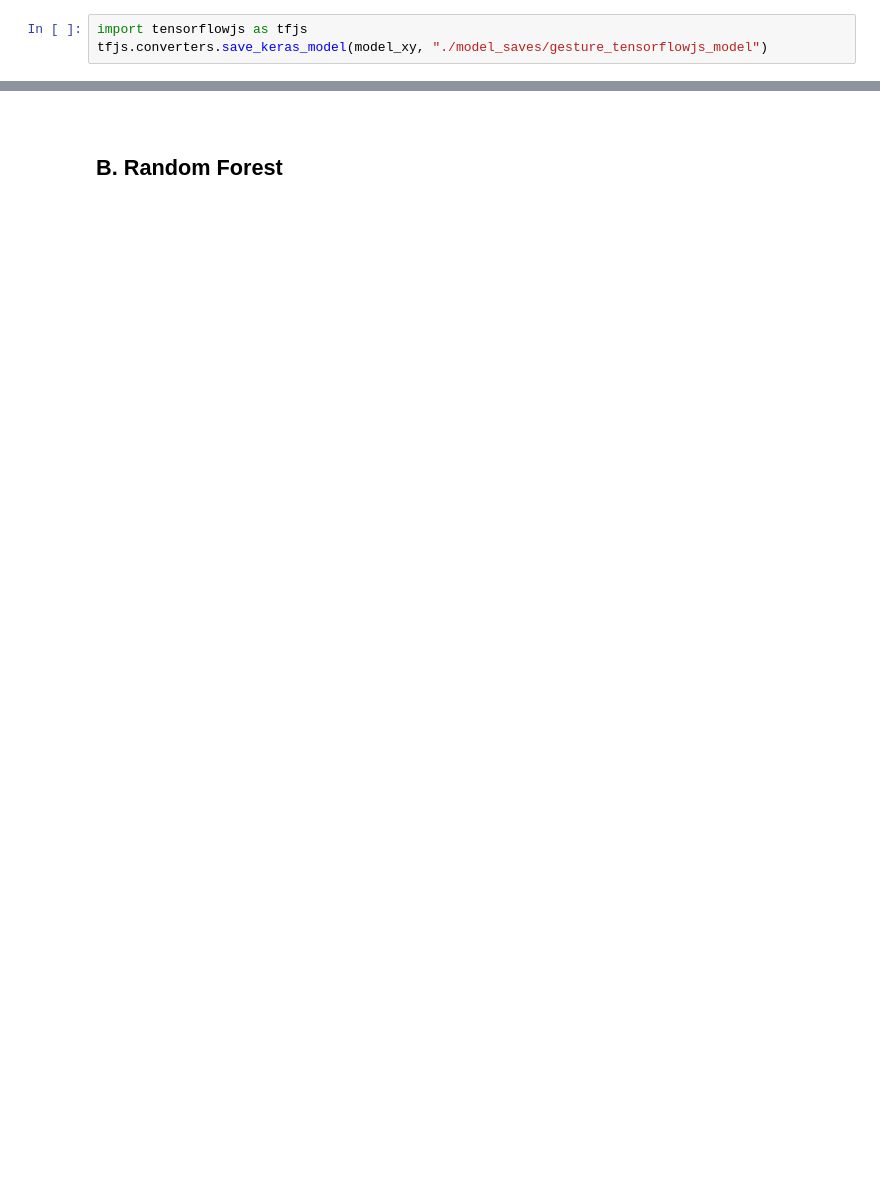
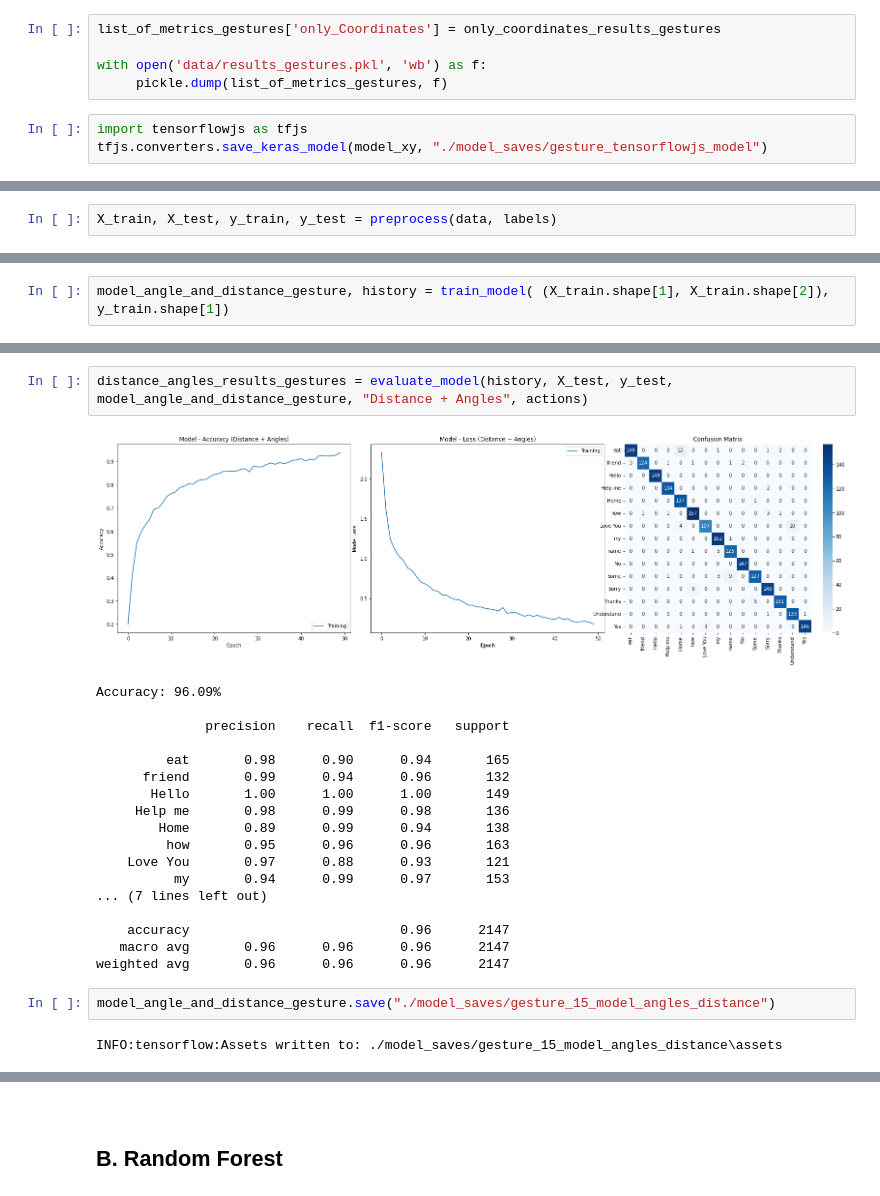
Before and after one commit to Srinivas-Natarajan/Gesture-Recognition-for-Sign-Language-Translation, a Jupyter notebook: ML/Model Training.ipynb, the cells around one changed output, grey strips where cells are left out. Saved outputs shown, nothing was run; the diff lists cells and outputs as text; blank space fills up the shorter version.

```diff
--- a/ML/Model Training.ipynb
+++ b/ML/Model Training.ipynb
@@ -981,6 +995,11 @@ weighted avg       0.99      0.99      0.99      2164
 model_xy.save("./model_saves/gesture_15_model")
 # %% [output]
 INFO:tensorflow:Assets written to: ./model_saves/gesture_15_model\assets
+# %%
+list_of_metrics_gestures['only_Coordinates'] = only_coordinates_results_gestures
+
+with open('data/results_gestures.pkl', 'wb') as f:
+     pickle.dump(list_of_metrics_gestures, f)
 # %%
 import tensorflowjs as tfjs
 tfjs.converters.save_keras_model(model_xy, "./model_saves/gesture_tensorflowjs_model")
@@ -986,0 +1072,2 @@ tfjs.converters.save_keras_model(model_xy, "./model_saves/gesture_tensorflowjs_m
+# %%
+X_train, X_test, y_train, y_test = preprocess(data, labels)
@@ -986,0 +1085,2 @@ tfjs.converters.save_keras_model(model_xy, "./model_saves/gesture_tensorflowjs_m
+# %%
+model_angle_and_distance_gesture, history = train_model( (X_train.shape[1], X_train.shape[2]), y_train.shape[1])
@@ -986,0 +1105,25 @@ tfjs.converters.save_keras_model(model_xy, "./model_saves/gesture_tensorflowjs_m
+# %%
+distance_angles_results_gestures = evaluate_model(history, X_test, y_test, model_angle_and_distance_gesture, "Distance + Angles", actions)
+# %% [output]
+[figure, added]
+Accuracy: 96.09%
+
+              precision    recall  f1-score   support
+
+         eat       0.98      0.90      0.94       165
+      friend       0.99      0.94      0.96       132
+       Hello       1.00      1.00      1.00       149
+     Help me       0.98      0.99      0.98       136
+        Home       0.89      0.99      0.94       138
+         how       0.95      0.96      0.96       163
+    Love You       0.97      0.88      0.93       121
+          my       0.94      0.99      0.97       153
+... (7 lines left out)
+
+    accuracy                           0.96      2147
+   macro avg       0.96      0.96      0.96      2147
+weighted avg       0.96      0.96      0.96      2147
+# %%
+model_angle_and_distance_gesture.save("./model_saves/gesture_15_model_angles_distance")
+# %% [output]
+INFO:tensorflow:Assets written to: ./model_saves/gesture_15_model_angles_distance\assets
```
Also changed, not shown: parts of 19 cells of this notebook, 8 other files.
